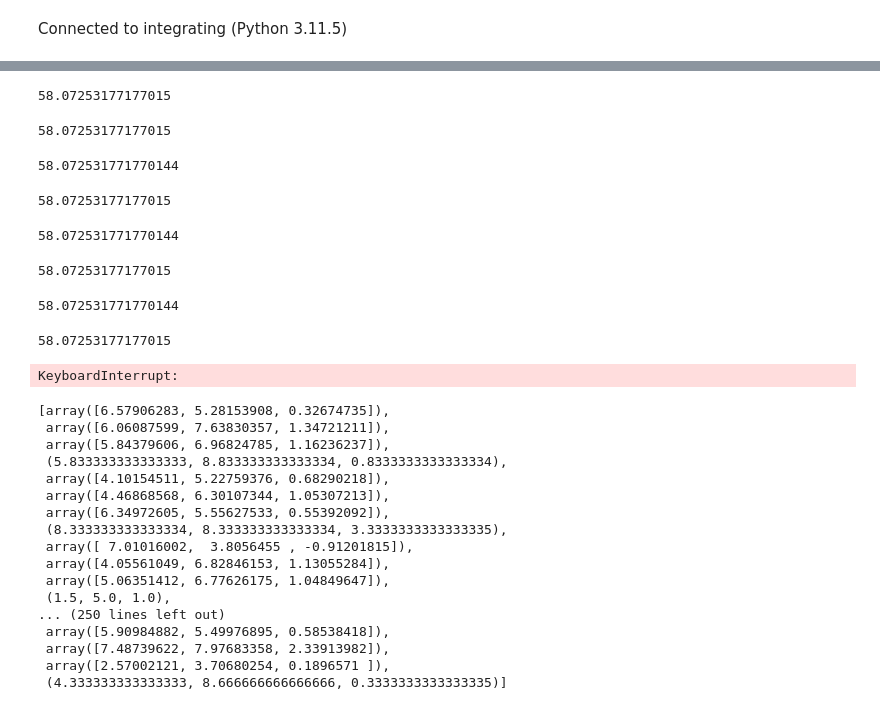
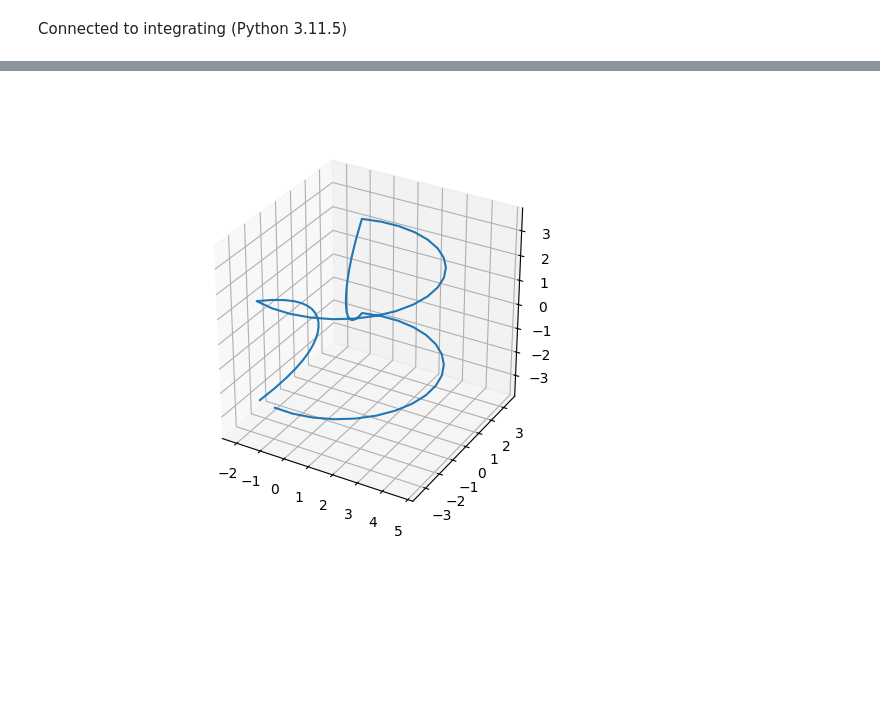
Before and after one commit to Mehdi5578/3DPU_Plateau_Problem, a Jupyter notebook: Plateau Problem/Triangulation Meshing/Interactive-2.ipynb, the cells around one changed output, grey strips where cells are left out. Cells and saved outputs as stored; diff of their text form; code cells hidden in the pictures; blank space fills up the shorter version.

```diff
--- a/Plateau Problem/Triangulation Meshing/Interactive-2.ipynb
+++ b/Plateau Problem/Triangulation Meshing/Interactive-2.ipynb
@@ -713,37 +15,0 @@ edge
-# %%
-
-L = [(M.mapping[tr[0]],M.mapping[tr[1]],M.mapping[tr[2]]) for tr in M.triangles]
-for _ in tqdm(range(10)):
-    lawson_flip(L)
-    M.triangles = [[M.mapping.index(l[0]),M.mapping.index(l[1]),M.mapping.index(l[2])] for l in L]
-    print(M.calculate_area())
-# %% [output]
-58.07253177177015
-58.07253177177015
-58.072531771770144
-58.07253177177015
-58.072531771770144
-58.07253177177015
-58.072531771770144
-58.07253177177015
-KeyboardInterrupt:
-# %%
-M.mapping
-# %% [output]
-[array([6.57906283, 5.28153908, 0.32674735]),
- array([6.06087599, 7.63830357, 1.34721211]),
- array([5.84379606, 6.96824785, 1.16236237]),
- (5.833333333333333, 8.833333333333334, 0.8333333333333334),
- array([4.10154511, 5.22759376, 0.68290218]),
- array([4.46868568, 6.30107344, 1.05307213]),
- array([6.34972605, 5.55627533, 0.55392092]),
- (8.333333333333334, 8.333333333333334, 3.3333333333333335),
- array([ 7.01016002,  3.8056455 , -0.91201815]),
- array([4.05561049, 6.82846153, 1.13055284]),
- array([5.06351412, 6.77626175, 1.04849647]),
- (1.5, 5.0, 1.0),
-... (250 lines left out)
- array([5.90984882, 5.49976895, 0.58538418]),
- array([7.48739622, 7.97683358, 2.33913982]),
- array([2.57002121, 3.70680254, 0.1896571 ]),
- (4.333333333333333, 8.666666666666666, 0.3333333333333335)]
@@ -757,0 +328,40 @@ for _ in tqdm(range(10)):
+# %%
+
+X = []
+Y = []
+Z = []
+S = S1[1:] + S3[1:] + S4[1:] + S2[1:]
+fig = plt.figure()
+ax = fig.add_subplot(111, projection='3d')
+ax.set_aspect('equal')
+colors = plt.rcParams['axes.prop_cycle'].by_key()['color']
+
+L = np.array(S)
+xs = L[:,0]
+ys = L[:,1]
+zs = L[:,2]
+
+X = X + list(xs)
+Y = Y + list(ys)
+Z = Z + list(zs)
+
+plt.plot(xs,ys,zs)
+
+
+X = np.array(X)
+Y = np.array(Y)
+Z = np.array(Z)
+
+max_range = np.array([X.max()-X.min(), Y.max()-Y.min(), Z.max()-Z.min()]).max() / 2.0
+
+mid_x = (X.max()+X.min()) * 0.5
+mid_y = (Y.max()+Y.min()) * 0.5
+mid_z = (Z.max()+Z.min()) * 0.5
+ax.set_xlim(mid_x - max_range, mid_x + max_range)
+ax.set_ylim(mid_y - max_range, mid_y + max_range)
+ax.set_zlim(mid_z - max_range, mid_z + max_range)
+
+
+polygone.points = S
+# %% [output]
+[figure, added]
```
Also changed, not shown: parts of 68 cells of this notebook, 2 other files.
